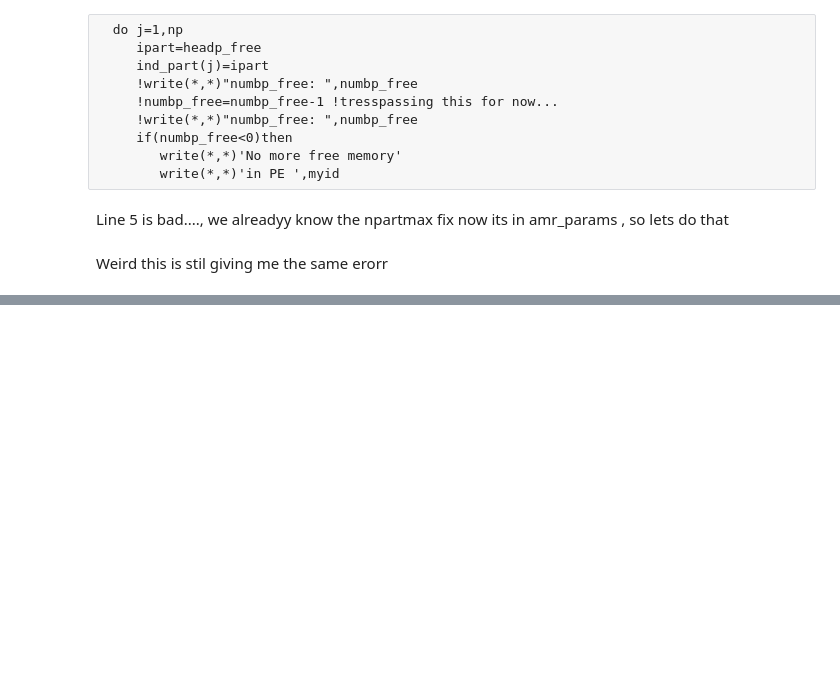
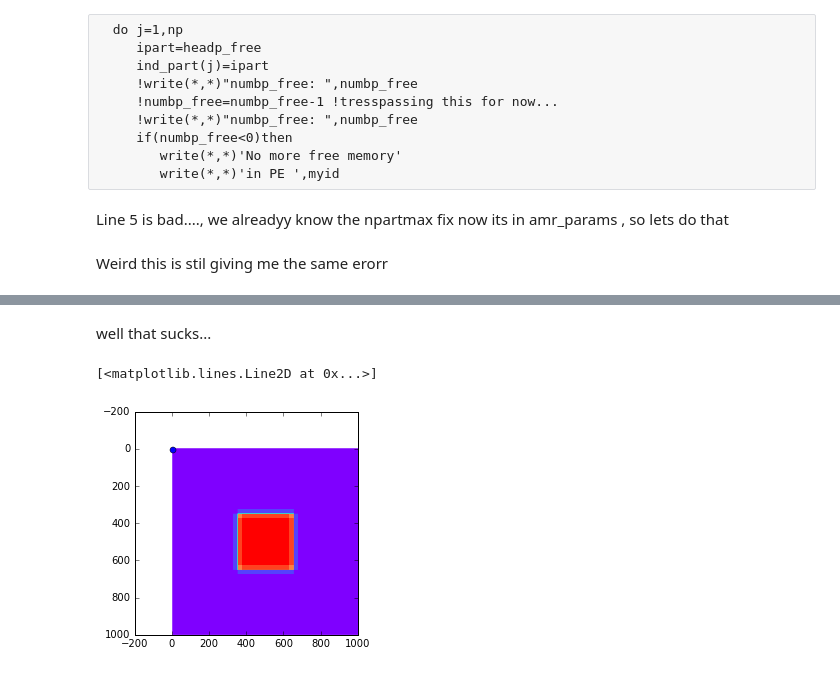
Before and after one commit to dorisjlee/StarFormationCode, a Jupyter notebook: FosterChevalier_is/11_30_2015_Just_one_sink_in_center.ipynb, the cells around one changed output, grey strips where cells are left out. Saved outputs shown, nothing was run; the diff lists cells and outputs as text; code cells hidden in the pictures; blank space fills up the shorter version.

Commit message:
the simple test case actually also yielded bad sinks on edge

```diff
--- a/FosterChevalier_is/11_30_2015_Just_one_sink_in_center.ipynb
+++ b/FosterChevalier_is/11_30_2015_Just_one_sink_in_center.ipynb
@@ -71,0 +127,14 @@ Weird this is stil giving me the same erorr
+# %%
+timestep=2
+physical_quantity="density"
+ds= yt.load("output_{0}/info_{0}.txt".format(str(timestep).zfill(5)))
+slc = yt.SlicePlot(ds, "z",physical_quantity)
+slc.set_axes_unit('pc')
+slc.set_cmap(physical_quantity,"rainbow")
+slc.set_font_size(20)
+slc.annotate_text((0.05, 0.05),"timestep: {}".format(timestep), coord_system='axis')
+slc.annotate_text((0.05, 0.02),"time: {} Myrs".format(timestep*61793.091/1000000.), coord_system='axis')
+slc.annotate_velocity()
+slc.annotate_particles((0.01, 'pc'))
+slc.annotate_grids()
+slc.show()
@@ -71,0 +145,3 @@ Weird this is stil giving me the same erorr
+# %%
+# id, mass (msol), x, y ,z, vx,vy,vz
+sink_info = np.loadtxt("output_00002/sink_00002.info",comments="=",skiprows=4)
@@ -71,0 +150,20 @@ Weird this is stil giving me the same erorr
+# %% [markdown]
+well that sucks...
+# %%
+timestep=2
+physical_quantity="density"
+ds= yt.load("output_{0}/info_{0}.txt".format(str(timestep).zfill(5)))
+# c = ds.find_max("density")[1]
+# print c
+#this center kinda off so lets just use this one ...
+c= [0.5,0.5,0.5]
+slc = yt.SlicePlot(ds, "z",physical_quantity)
+width = (0.1, 'pc')
+res = [1000, 1000]
+frb = slc.data_source.to_frb(width, res, center=c)
+plt.figure()
+plt.imshow(np.array(frb["density"]),cmap="rainbow")
+plt.plot(sink_info[2],sink_info[3],'o')
+# %% [output]
+[<matplotlib.lines.Line2D at 0x...>]
+[figure, added]
```
Also changed, not shown: parts of 18 cells of this notebook.
